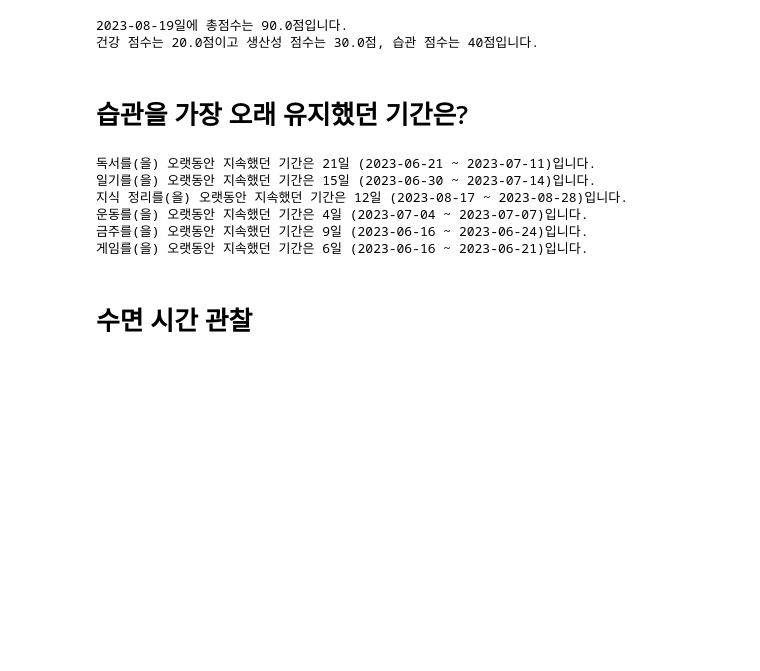
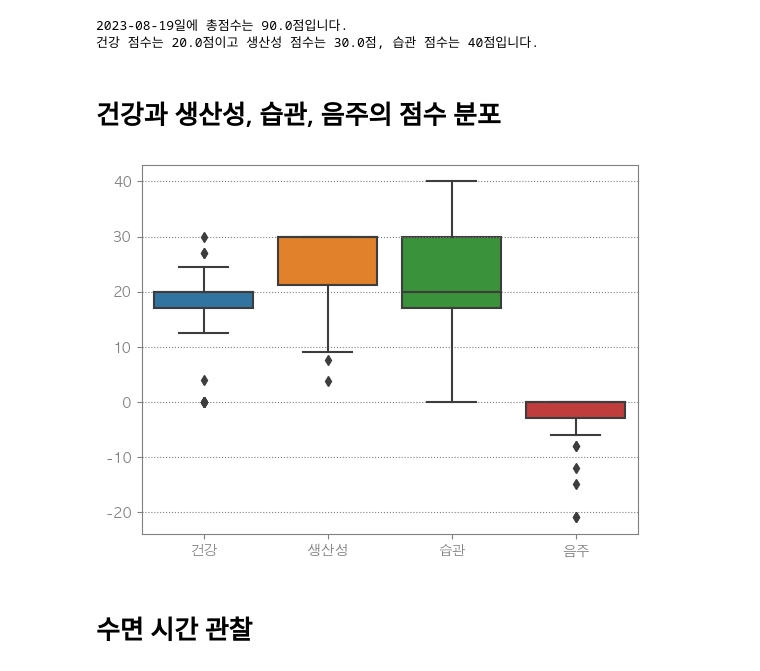
Before and after one commit to hongsunmin/python-observe-behaviors-and-habits, a Jupyter notebook: Life-Log 분석.ipynb, the cells around one changed output. Saved outputs shown, nothing was run; the diff lists cells and outputs as text; code cells hidden in the pictures; blank space fills up the shorter version.

Commit message:
add a cell to show a boxplot of each score

```diff
--- a/Life-Log 분석.ipynb
+++ b/Life-Log 분석.ipynb
@@ -296,37 +296,22 @@ print(f'건강 점수는 {df.loc[hi_score_index, "health_score"]}점이고 \
 # %% [output]
 2023-08-19일에 총점수는 90.0점입니다.
 건강 점수는 20.0점이고 생산성 점수는 30.0점, 습관 점수는 40점입니다.
-# %% [markdown]
-# 습관을 가장 오래 유지했던 기간은?
-# %%
-# Reference:
-# https://stackoverflow.com/questions/68718782/find-how-many-consecutive-days-have-a-specific-value-in-pandas
-def calculate_consecutive_days(df, column):
-    df = df.reset_index()
-    s = (df[column] == False | df['날짜'].diff().dt.days.ne(1)).cumsum()
-    out = df[df[column] == True].groupby(s)['날짜'].agg(['first', 'last', 'count'])
-    out.sort_values('count', ascending=False, inplace=True)
-    tple = [tuple(row) for row in out.head(1).to_numpy()]
-    return tple[0]
-
-def print_consecutive_days(goals, df, column):
-    consecutive_days = calculate_consecutive_days(df, column)
-    print(f'{goals}를(을) 오랫동안 지속했던 기간은 {consecutive_days[2]}일 \
-({datetime_to_str(consecutive_days[0])} ~ {datetime_to_str(consecutive_days[1])})입니다.')
-
-print_consecutive_days('독서', df, '독서')
-print_consecutive_days('일기', df, '일기')
-print_consecutive_days('지식 정리', df, '지식 정리')
-print_consecutive_days('운동', df, '운동')
-print_consecutive_days('금주', df, '금주')
-print_consecutive_days('게임', df, '게임')
-# %% [output]
-독서를(을) 오랫동안 지속했던 기간은 21일 (2023-06-21 ~ 2023-07-11)입니다.
-일기를(을) 오랫동안 지속했던 기간은 15일 (2023-06-30 ~ 2023-07-14)입니다.
-지식 정리를(을) 오랫동안 지속했던 기간은 12일 (2023-08-17 ~ 2023-08-28)입니다.
-운동를(을) 오랫동안 지속했던 기간은 4일 (2023-07-04 ~ 2023-07-07)입니다.
-금주를(을) 오랫동안 지속했던 기간은 9일 (2023-06-16 ~ 2023-06-24)입니다.
-게임를(을) 오랫동안 지속했던 기간은 6일 (2023-06-16 ~ 2023-06-21)입니다.
+# %% [markdown]
+# 건강과 생산성, 습관, 음주의 점수 분포
+# %%
+# plot = df.boxplot(column=['health_score', 'productivity_score', 'habits_score', 'alcohol_score'])
+ax = sns.boxplot(data=df[['health_score', 'productivity_score', 'habits_score', 'alcohol_score']])
+labels = ax.get_xticklabels()
+labels = [{
+    'health_score': '건강',
+    'productivity_score': '생산성',
+    'habits_score': '습관',
+    'alcohol_score': '음주'}.get(x.get_text(), 0) for x in labels
+]
+ax.set_xticklabels(labels)
+plt.show()
+# %% [output]
+[figure, added]
 # %% [markdown]
 # 수면 시간 관찰
 # %%
```
Also changed, not shown: parts of 11 cells of this notebook, 1 other file.
